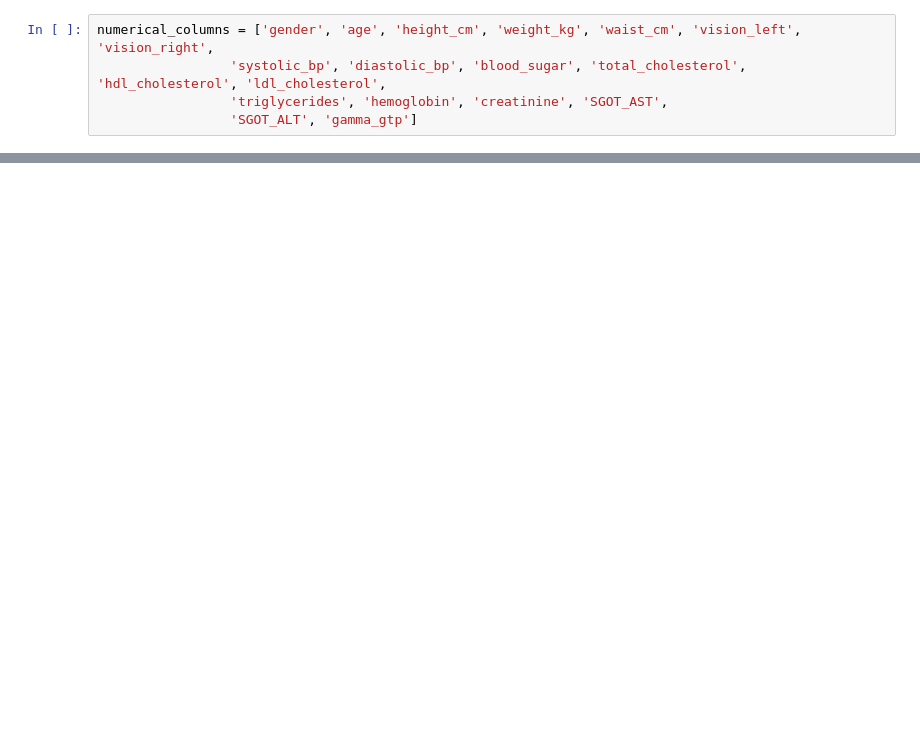
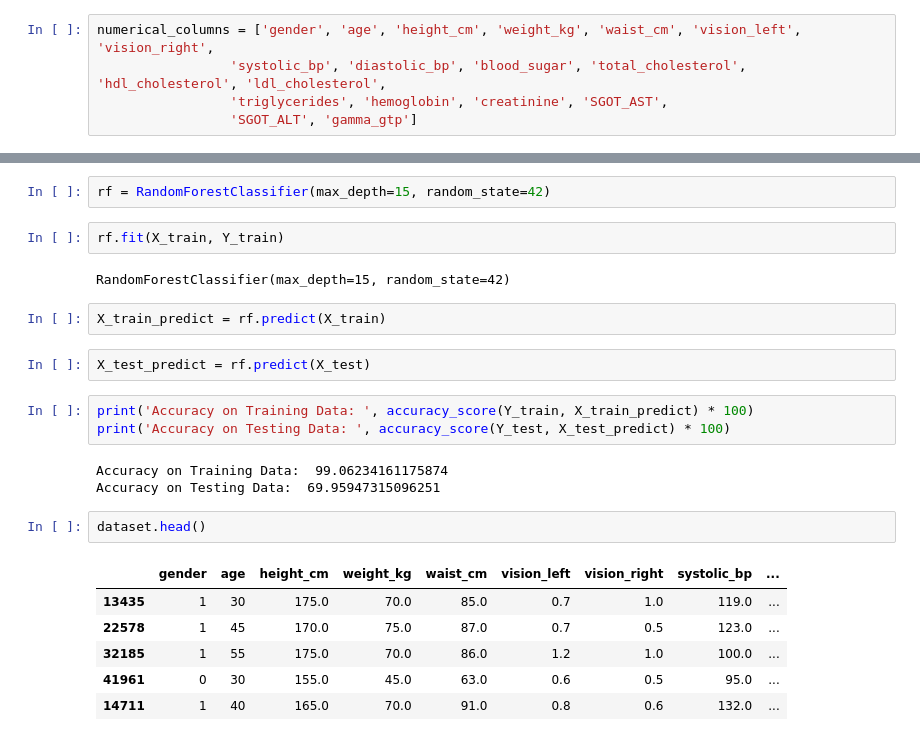
Before and after one commit to rajpurohitmohit/Machine-Learning, a Jupyter notebook: Project/Smoking Drinking/Smoking_Drinking_Prediction.ipynb, the cells around one changed output, grey strips where cells are left out. Cells and saved outputs as stored; diff of their text form; blank space fills up the shorter version.

```diff
--- a/Project/Smoking Drinking/Smoking_Drinking_Prediction.ipynb
+++ b/Project/Smoking Drinking/Smoking_Drinking_Prediction.ipynb
@@ -283,0 +351,25 @@ max       18.70000      1.450000     41.500000     50.000000     72.500000
+# %%
+rf = RandomForestClassifier(max_depth=15, random_state=42)
+# %%
+rf.fit(X_train, Y_train)
+# %% [output]
+RandomForestClassifier(max_depth=15, random_state=42)
+# %%
+X_train_predict = rf.predict(X_train)
+# %%
+X_test_predict = rf.predict(X_test)
+# %%
+print('Accuracy on Training Data: ', accuracy_score(Y_train, X_train_predict) * 100)
+print('Accuracy on Testing Data: ', accuracy_score(Y_test, X_test_predict) * 100)
+# %% [output]
+Accuracy on Training Data:  99.06234161175874
+Accuracy on Testing Data:  69.95947315096251
+# %%
+dataset.head()
+# %% [output]
+|  | gender | age | height_cm | weight_kg | waist_cm | vision_left | vision_right | systolic_bp | ... |
+| 13435 | 1 | 30 | 175.0 | 70.0 | 85.0 | 0.7 | 1.0 | 119.0 | ... |
+| 22578 | 1 | 45 | 170.0 | 75.0 | 87.0 | 0.7 | 0.5 | 123.0 | ... |
+| 32185 | 1 | 55 | 175.0 | 70.0 | 86.0 | 1.2 | 1.0 | 100.0 | ... |
+| 41961 | 0 | 30 | 155.0 | 45.0 | 63.0 | 0.6 | 0.5 | 95.0 | ... |
+| 14711 | 1 | 40 | 165.0 | 70.0 | 91.0 | 0.8 | 0.6 | 132.0 | ... |
```
Also changed, not shown: parts of 40 cells of this notebook, 3 other files.
